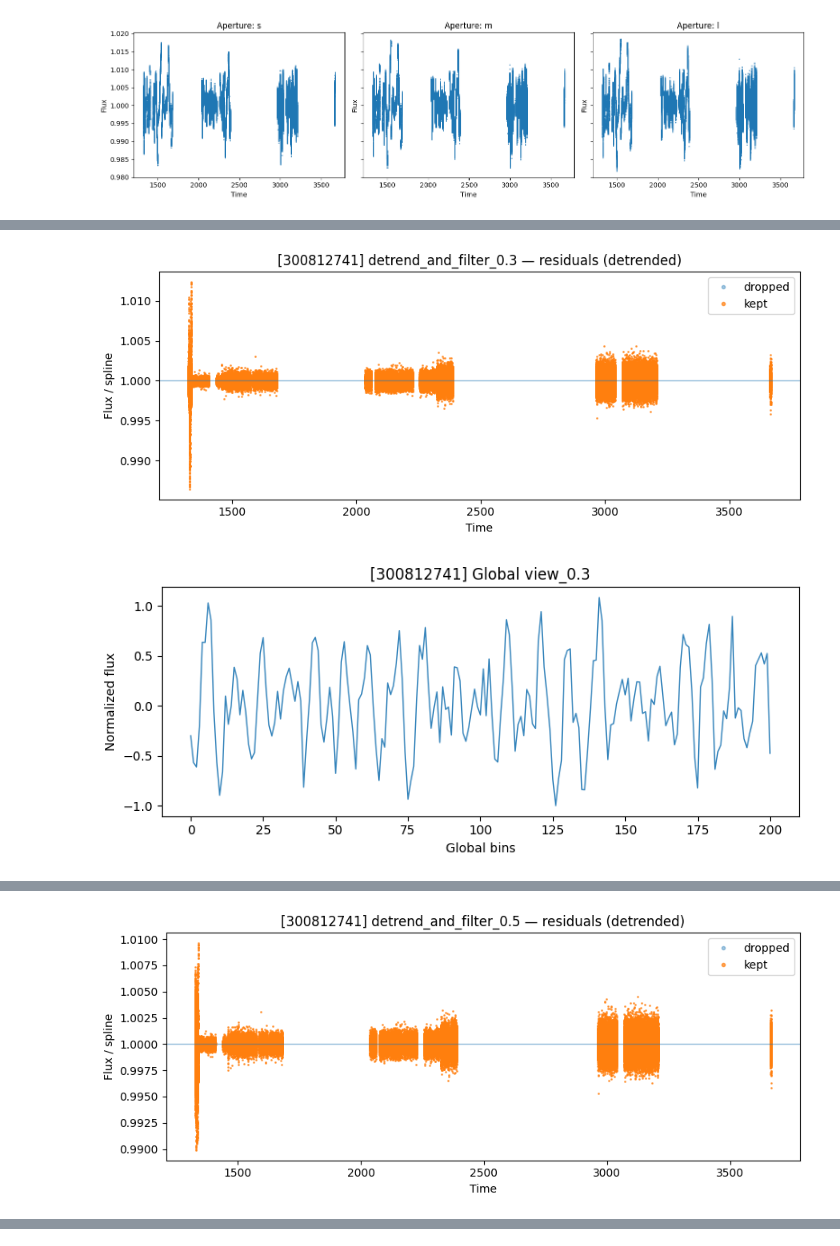
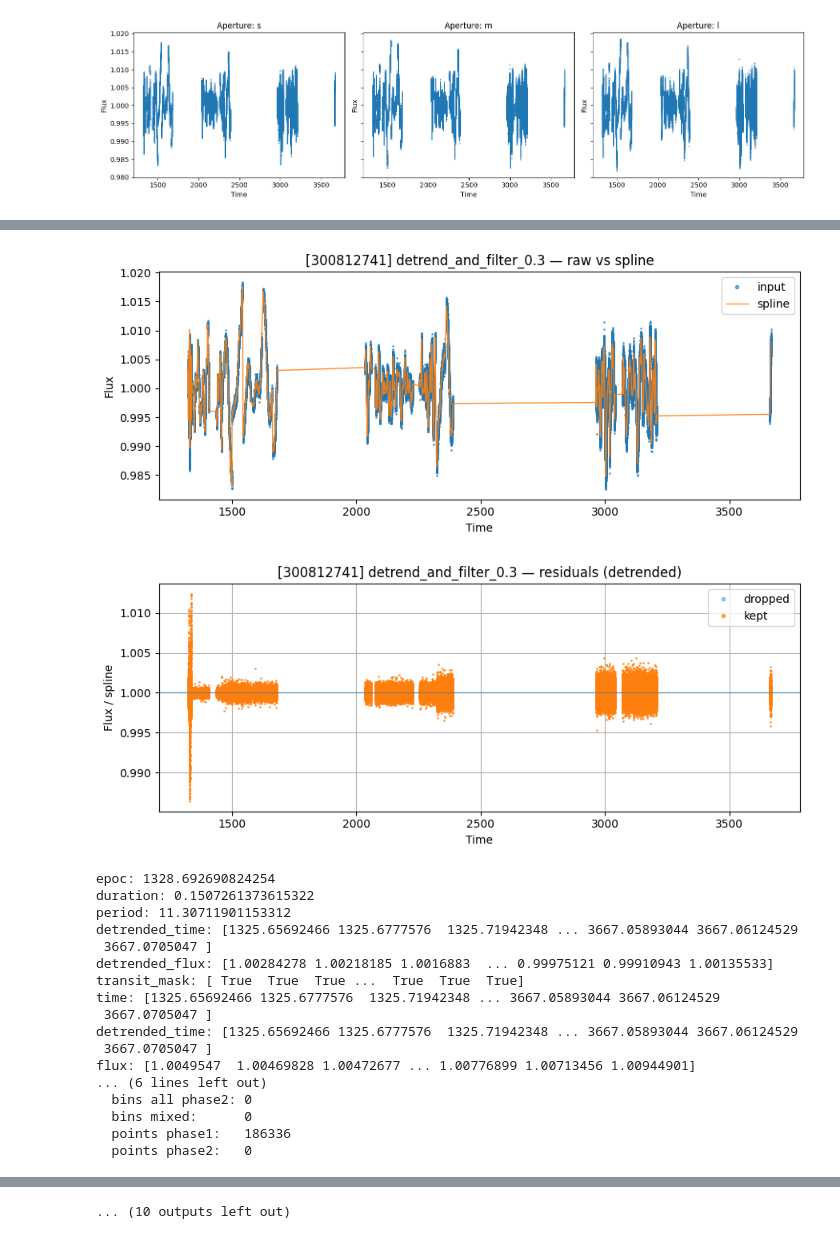
Before and after one commit to mit-kavli-institute/astronet-triage, a Jupyter notebook: debug_generate_input_records.ipynb, the cells around one changed output, grey strips where cells are left out. Saved outputs shown, nothing was run; the diff lists cells and outputs as text; code cells hidden in the pictures.

Commit message:
added prints and option to clip

```diff
--- a/debug_generate_input_records.ipynb
+++ b/debug_generate_input_records.ipynb
@@ -84,6 +88,19 @@ plt.show()
 from astronet.preprocess.preprocess import filter_outliers, get_spline_mask
 from light_curve_util import keplersplinev2
 
+
+import os, importlib, inspect
+os.environ["ASTRONET_DEBUG_BINNING"] = "1"
+
+import light_curve_util.median_filter2 as mf2
+importlib.reload(mf2)  # pick up code + env var
+
+print("Using:", mf2.__file__)
+print("DEBUG enabled?", os.getenv("ASTRONET_DEBUG_BINNING"))
+
+# Sanity: confirm the debug print exists in this loaded function
+src = inspect.getsource(mf2.new_binning)
+print("Has debug print?", "[new_binning DEBUG]" in src)
 
 def detrend_and_filter_debug(
     tic_id, time, flux, period, epoch, duration, fixed_bkspace,
@@ -99,7 +116,8 @@ def detrend_and_filter_debug(
         flux,
         input_mask=input_mask,
         fixed_bkspace=fixed_bkspace,
-        return_metadata=True
+        return_metadata=True,
+        maxiter=10
     )
 
     detrended_flux = flux / spline_flux
@@ -121,19 +139,23 @@ def detrend_and_filter_debug(
         plt.title(f"{title} — raw vs spline")
         plt.legend(loc="best", markerscale=3)
         plt.tight_layout()
+
         plt.show()
 
         # (b) Residuals / detrended, highlighting points dropped by outlier filter
         kept = np.isin(time, detr_time)
         plt.figure(figsize=(9, 3.8))
         plt.plot(time[~kept], detrended_flux[~kept], ".", markersize=2, alpha=0.4, label="dropped")
-        plt.plot(time[kept],   detrended_flux[kept],   ".", markersize=2, alpha=0.7, label="kept")
+        plt.plot(time[kept], detrended_flux[kept],   ".", markersize=2, alpha=0.7, label="kept")
         plt.axhline(1.0, lw=1, alpha=0.5)
         plt.xlabel("Time")
         plt.ylabel("Flux / spline")
         plt.title(f"{title} — residuals (detrended)")
         plt.legend(loc="best", markerscale=3)
         plt.tight_layout()
+        plt.grid(True)
+        # plt.xticks(np.linspace(1200, 1500, 10))
+        # plt.ylim(0.995, 1.005)
         plt.show()
 
     return detr_time, detr_flux, input_mask[np.isin(time, detr_time)]
@@ -155,7 +177,7 @@ def build_global_views_with_debug(
     period,
     epoc,
     duration,
-    bkspaces=(None, 0.3, 0.5),
+    bkspaces=(None, 0.3, 0.5,0.1,1,0.2),
 ):
     """
     Minimal pipeline:
@@ -169,23 +191,54 @@ def build_global_views_with_debug(
 
     for bkspace in bkspaces:
         tag = "" if bkspace is None else f"_{bkspace}"
-
+        # period=period*2
+        # duration=duration*2
         # 1) Detrend + filter
         detrended_time, detrended_flux, transit_mask = detrend_and_filter_debug(
             tic, time, flux, period, epoc, duration, bkspace
         )
 
+        # #Clip to keep only the final 20% of the detrended_time
+        # clip_idx = int(len(detrended_time) * 0.8)  # Keep last 20%
+        # detrended_time = detrended_time[clip_idx:]
+        # detrended_flux = detrended_flux[clip_idx:]
+        # transit_mask = transit_mask[clip_idx:]
+
+
+        while epoc < detrended_time[0]:
+            epoc = epoc + period
+
+        print(f"epoc: {epoc}")
+        print(f"duration: {duration}")
+        print(f"period: {period}")
+        print(f"detrended_time: {detrended_time}")
+        print(f"detrended_flux: {detrended_flux}")
+        print(f"transit_mask: {transit_mask}")
+        print(f"time: {time}")
+        print(f"detrended_time: {detrended_time}")
+        print(f"flux: {flux}")
         # 2) Phase-fold + sort
         folded_time, folded_flux, fold_num, tr_mask = preprocess.phase_fold_and_sort_light_curve(
             detrended_time, detrended_flux, transit_mask, period, epoc
         )
         fold_nums_out[tag or "_none"] = fold_num
 
+
         # 3) Global view on folded data
         view, std, mask, _, _ = preprocess.global_view(tic, folded_time, folded_flux, period)
 
         # Debug viz #3
         _debug_plot_global_view(tic, view, tag=tag)
+        print('View values:',view)
+
+        # Also plot the transit mask
+        plt.figure(figsize=(8, 3.5))
+        plt.plot(folded_time, tr_mask, "-", linewidth=1.0, alpha=0.9)
+        plt.xlabel("Time")
+        plt.ylabel("Transit mask")
+        plt.title(f"[{tic}] Transit mask{tag}")
+        plt.tight_layout()
+        plt.show()
 
     return fold_nums_out
 
@@ -198,2 +288,19 @@ build_global_views_with_debug(tce['TIC ID'],  time, flux, tce.Per, tce.Epoc, tce
-[figure, old version]
+[figure, new version]
-[figure, old version]
+[figure, new version]
+epoc: 1328.692690824254
+duration: 0.1507261373615322
+period: 11.30711901153312
+detrended_time: [1325.65692466 1325.6777576  1325.71942348 ... 3667.05893044 3667.06124529
+ 3667.0705047 ]
+detrended_flux: [1.00284278 1.00218185 1.0016883  ... 0.99975121 0.99910943 1.00135533]
+transit_mask: [ True  True  True ...  True  True  True]
+time: [1325.65692466 1325.6777576  1325.71942348 ... 3667.05893044 3667.06124529
+ 3667.0705047 ]
+detrended_time: [1325.65692466 1325.6777576  1325.71942348 ... 3667.05893044 3667.06124529
+ 3667.0705047 ]
+flux: [1.0049547  1.00469828 1.00472677 ... 1.00776899 1.00713456 1.00944901]
+... (6 lines left out)
+  bins all phase2: 0
+  bins mixed:      0
+  points phase1:   186336
+  points phase2:   0
@@ -201 +307,0 @@ build_global_views_with_debug(tce['TIC ID'],  time, flux, tce.Per, tce.Epoc, tce
-[figure, removed]
@@ -205,0 +325 @@ build_global_views_with_debug(tce['TIC ID'],  time, flux, tce.Per, tce.Epoc, tce
+... (10 outputs left out)
```
Also changed, not shown: parts of 4 cells of this notebook.
